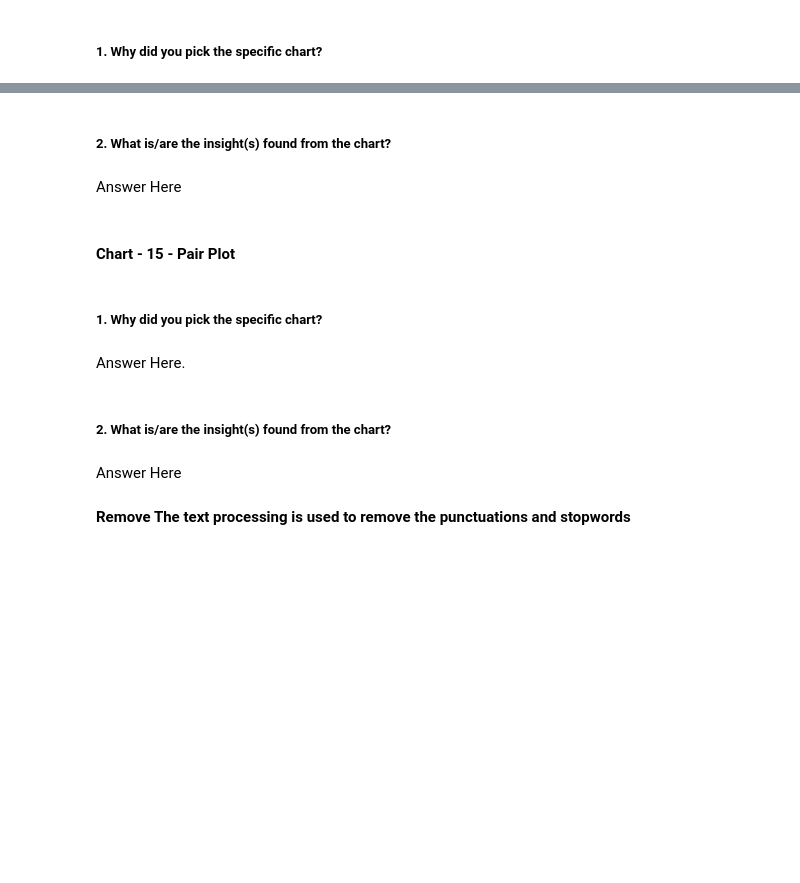
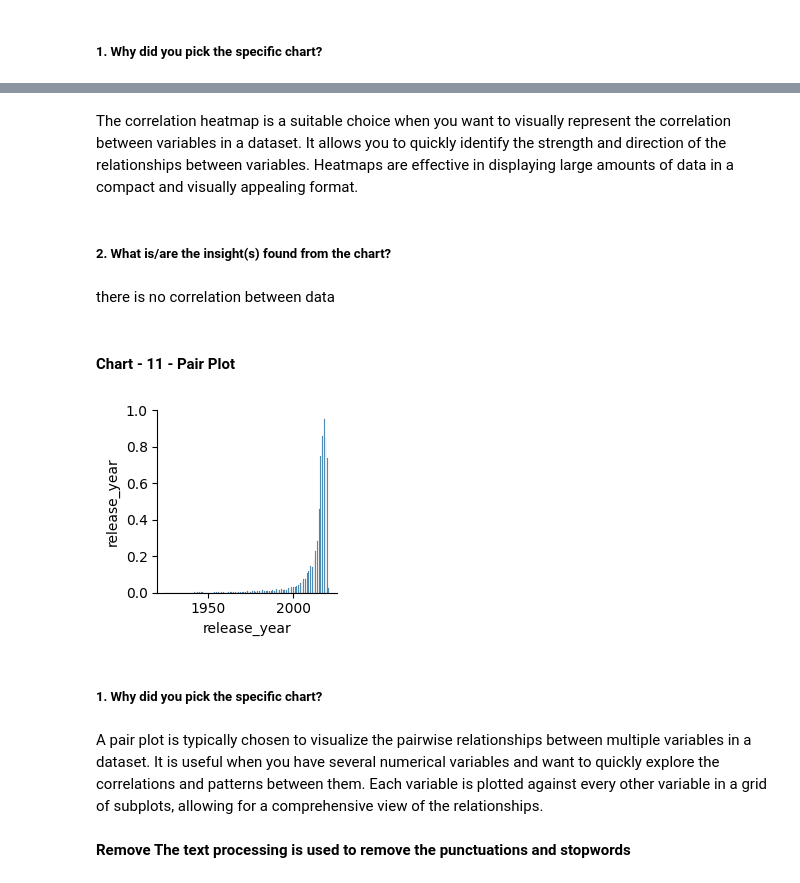
Before and after one commit to MishraVikas01/Netflix-Show-and-Movies-Clustering, a Jupyter notebook: Netflix_Show_and_Movies_Clustering.ipynb, the cells around one changed output, grey strips where cells are left out. Drawn from its saved outputs; the diff is of its cells as text; code cells hidden in the pictures; blank space fills up the shorter version.

```diff
--- a/Netflix_Show_and_Movies_Clustering.ipynb
+++ b/Netflix_Show_and_Movies_Clustering.ipynb
@@ -91,7 +91,7 @@ from sklearn.metrics import silhouette_samples, silhouette_score
 ### Dataset Loading
 # %%
 # Load Dataset
-df=pd.read_csv("/content/NETFLIX MOVIES AND TV SHOWS CLUSTERING (1).csv")
+df=pd.read_csv("/content/NETFLIX MOVIES AND TV SHOWS CLUSTERING.csv")
 # %% [markdown]
 ### Dataset First View
 # %%
@@ -520,24 +615,25 @@ Answer Here.
+# %% [markdown]
+The correlation heatmap is a suitable choice when you want to visually represent the correlation between variables in a dataset. It allows you to quickly identify the strength and direction of the relationships between variables. Heatmaps are effective in displaying large amounts of data in a compact and visually appealing format.
 # %% [markdown]
 ##### 2. What is/are the insight(s) found from the chart?
-# %% [markdown]
-Answer Here
+# %% [markdown]
+there is no correlation between data
 # %% [markdown]
-#### Chart - 15 - Pair Plot
+#### Chart - 11 - Pair Plot
 # %%
 # Pair Plot visualization code
 # Create a pair plot
-sns.pairplot(df, hue='type')
+sns.pairplot(df)
 
 # Show the plot
 plt.show()
+# %% [output]
+[figure, added]
 # %% [markdown]
 ##### 1. Why did you pick the specific chart?
-# %% [markdown]
-Answer Here.
-# %% [markdown]
-##### 2. What is/are the insight(s) found from the chart?
-# %% [markdown]
-Answer Here
+# %% [markdown]
+
+A pair plot is typically chosen to visualize the pairwise relationships between multiple variables in a dataset. It is useful when you have several numerical variables and want to quickly explore the correlations and patterns between them. Each variable is plotted against every other variable in a grid of subplots, allowing for a comprehensive view of the relationships.
 # %% [markdown]
 **Remove The text processing is used to remove the punctuations and stopwords**
 # %%
```
Also changed, not shown: parts of 117 cells of this notebook.
